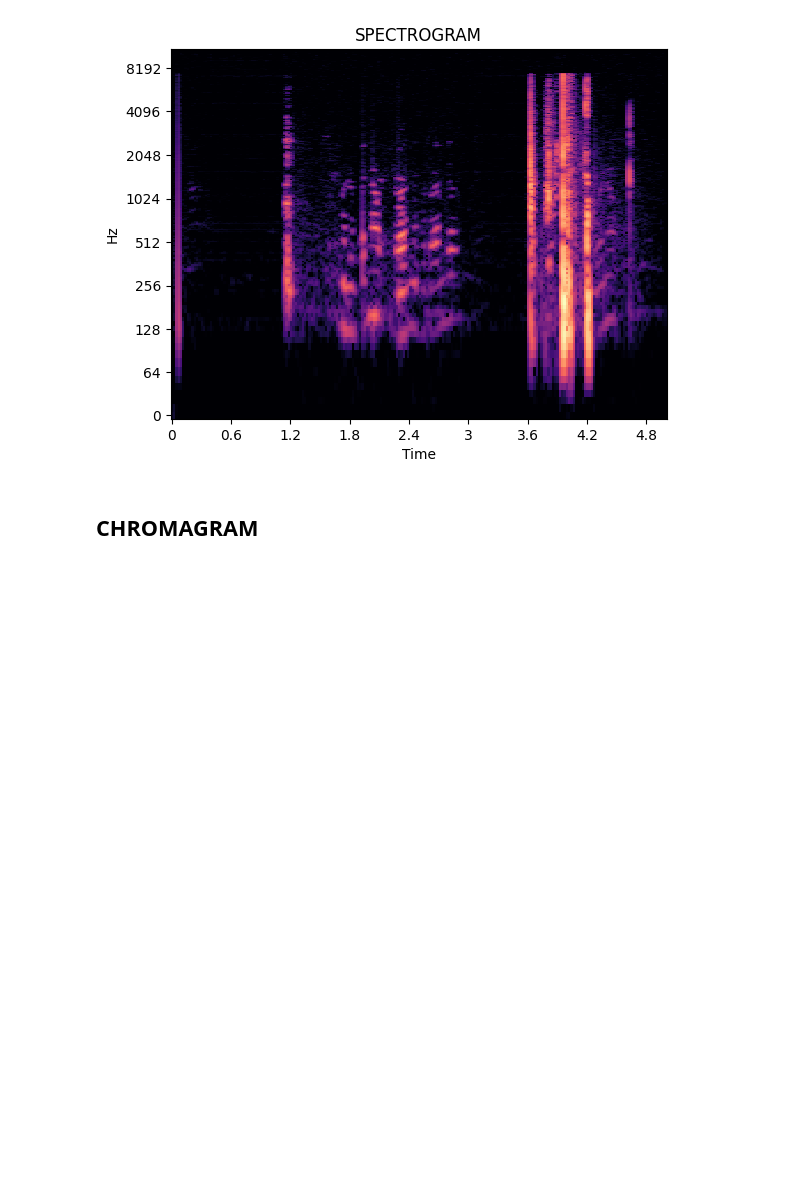
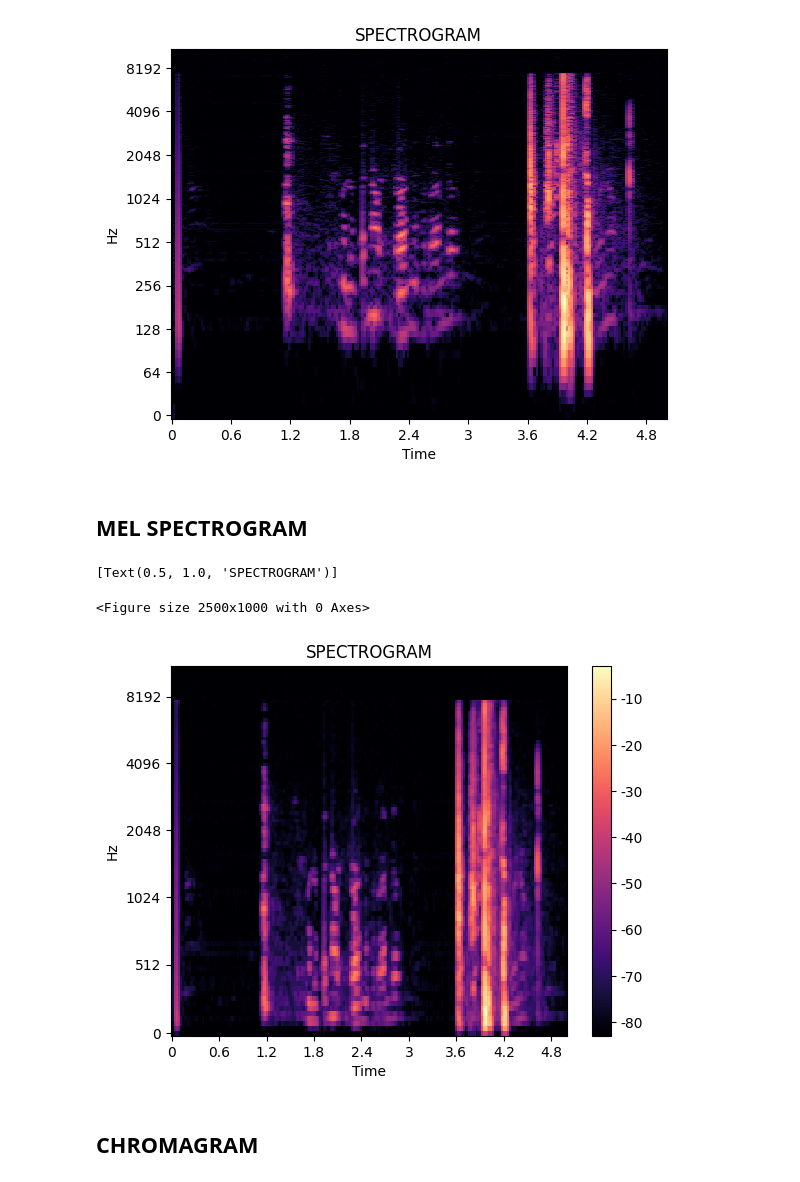
Before and after one commit to batres311/GraficaAudio, a Jupyter notebook: LibrosaGraficas.ipynb, the cells around one changed output. Saved outputs shown, nothing was run; the diff lists cells and outputs as text; code cells hidden in the pictures; blank space fills up the shorter version.

```diff
--- a/LibrosaGraficas.ipynb
+++ b/LibrosaGraficas.ipynb
@@ -182,3 +194,21 @@ if not os.path.exists(SPECTROGRAM_path_export):
     os.makedirs(SPECTROGRAM_path_export)
 fig.savefig(os.path.join(SPECTROGRAM_path_export,image_filename_to_save))
 plt.close()
+# %% [markdown]
+## MEL SPECTROGRAM
+# %%
+mel_spectrogram = librosa.feature.melspectrogram(y=y, sr=sr, n_fft=2048, hop_length=512, n_mels=90)
+log_mel_spectrogram = librosa.power_to_db(mel_spectrogram)
+# %%
+plt.figure(figsize=(25, 10))
+fig, ax = plt.subplots()
+img=librosa.display.specshow(log_mel_spectrogram,
+                         x_axis="time",
+                         y_axis="mel",
+                         sr=sr)
+plt.colorbar(format="%+2.f")
+ax.set(title='SPECTROGRAM')
+# %% [output]
+[Text(0.5, 1.0, 'SPECTROGRAM')]
+<Figure size 2500x1000 with 0 Axes>
+[figure, added]
```
Also changed, not shown: parts of 15 cells of this notebook, 6 other files.
